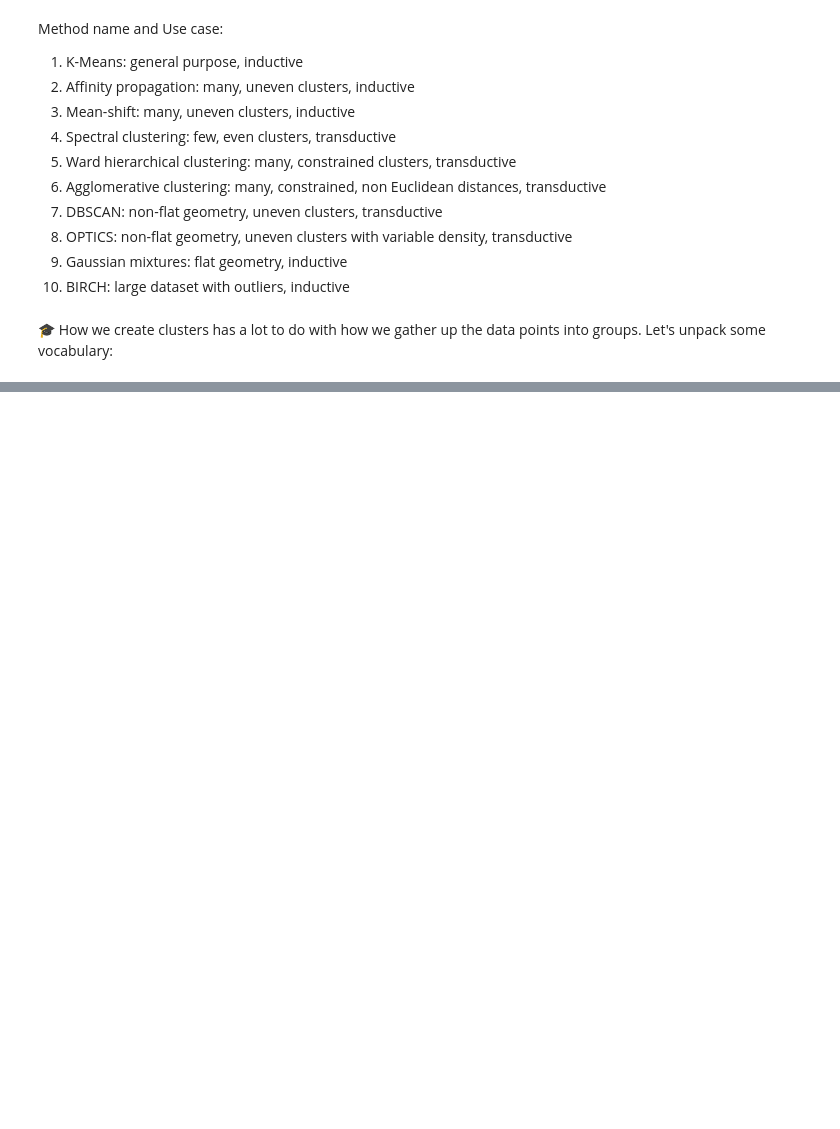
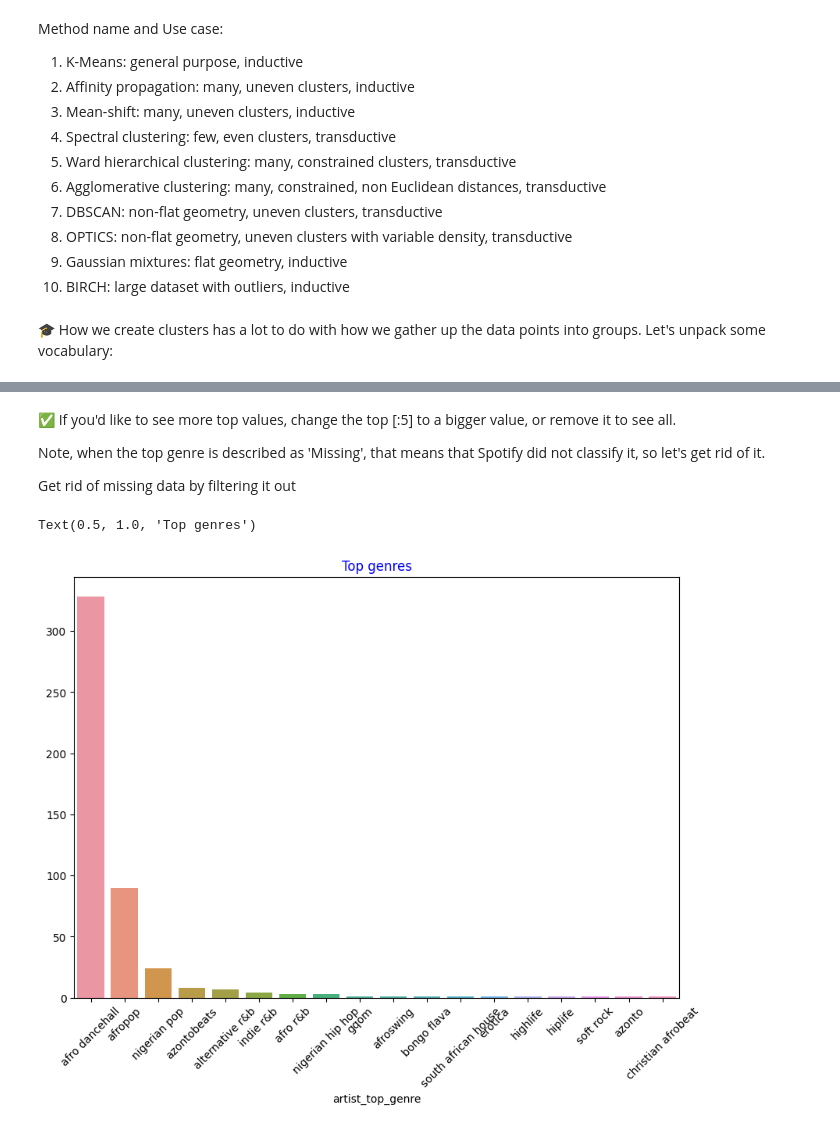
Before and after one commit to khalidassalafy/ArewaDS-Machine-Learning-Assignments, a Jupyter notebook: Week_06/lesson_01.ipynb, the cells around one changed output, grey strips where cells are left out. Drawn from its saved outputs; the diff is of its cells as text; code cells hidden in the pictures; blank space fills up the shorter version.

```diff
--- a/Week_06/lesson_01.ipynb
+++ b/Week_06/lesson_01.ipynb
@@ -38,0 +175,16 @@ Method name and	Use case:
+# %% [markdown]
+✅ If you'd like to see more top values, change the top [:5] to a bigger value, or remove it to see all.
+
+Note, when the top genre is described as 'Missing', that means that Spotify did not classify it, so let's get rid of it.
+
+Get rid of missing data by filtering it out
+# %%
+df = df[df['artist_top_genre'] != 'Missing']
+top = df['artist_top_genre'].value_counts()
+plt.figure(figsize=(10,7))
+sns.barplot(x=top.index,y=top.values)
+plt.xticks(rotation=45)
+plt.title('Top genres',color = 'blue')
+# %% [output]
+Text(0.5, 1.0, 'Top genres')
+[figure, added]
```
Also changed, not shown: parts of 35 cells of this notebook, 1 other file.
